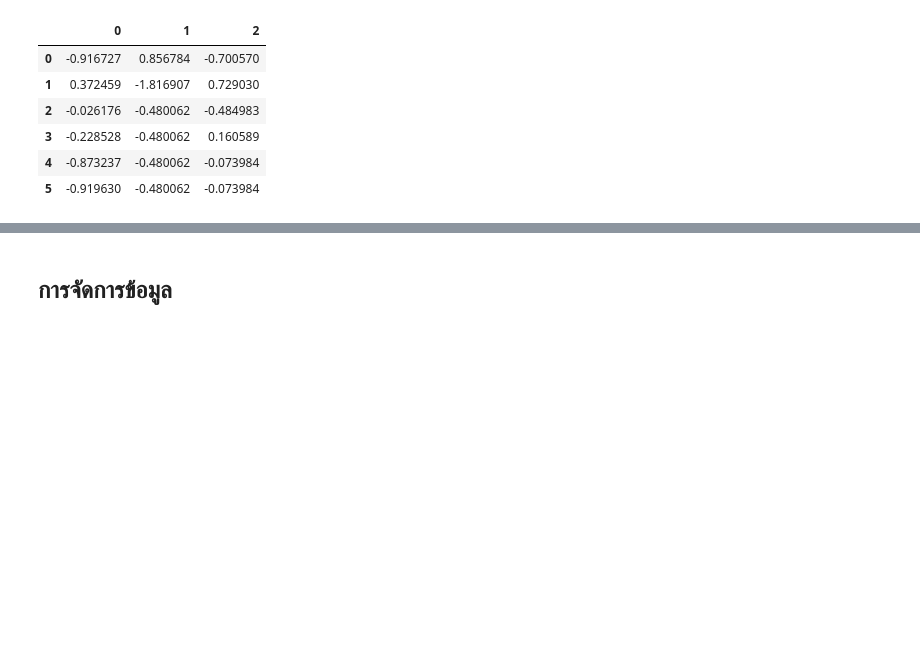
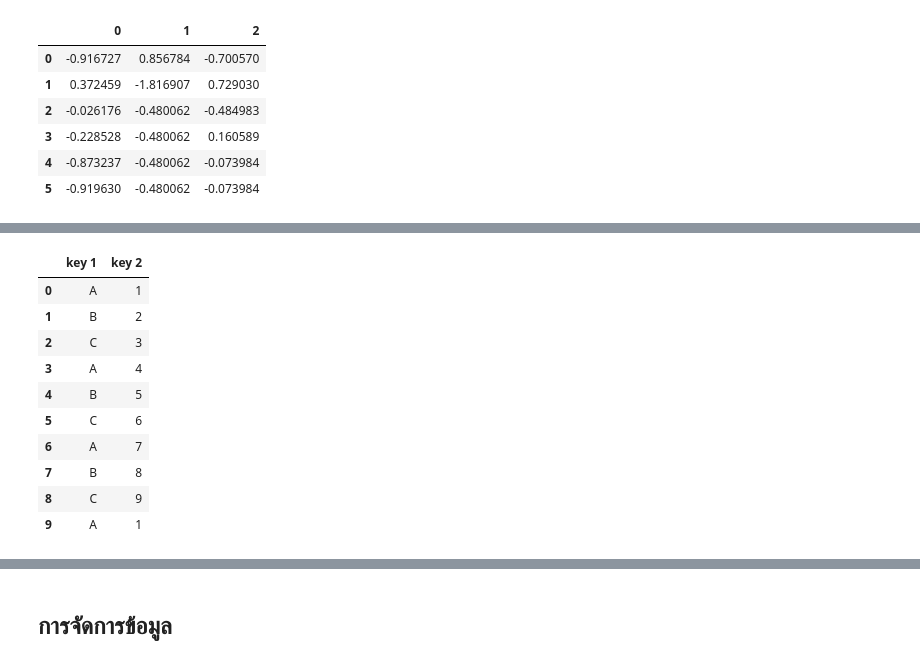
Before and after one commit to up1/course-basic-python, a Jupyter notebook: notebook/data_cleaning_and_preparation.ipynb, the cells around one changed output, grey strips where cells are left out. Saved outputs shown, nothing was run; the diff lists cells and outputs as text; code cells hidden in the pictures; blank space fills up the shorter version.

```diff
--- a/notebook/data_cleaning_and_preparation.ipynb
+++ b/notebook/data_cleaning_and_preparation.ipynb
@@ -278,0 +282,17 @@ data.fillna(data[1].mean())
+# %%
+data = pd.DataFrame( { "key 1": ['A', 'B', 'C'] * 3 + ['A'],
+                       "key 2": [1,2,3,4,5,6,7,8,9] + [1]
+                     } )
+data
+# %% [output]
+|  | key 1 | key 2 |
+| 0 | A | 1 |
+| 1 | B | 2 |
+| 2 | C | 3 |
+| 3 | A | 4 |
+| 4 | B | 5 |
+| 5 | C | 6 |
+| 6 | A | 7 |
+| 7 | B | 8 |
+| 8 | C | 9 |
+| 9 | A | 1 |
```
Also changed, not shown: parts of 7 cells of this notebook.
